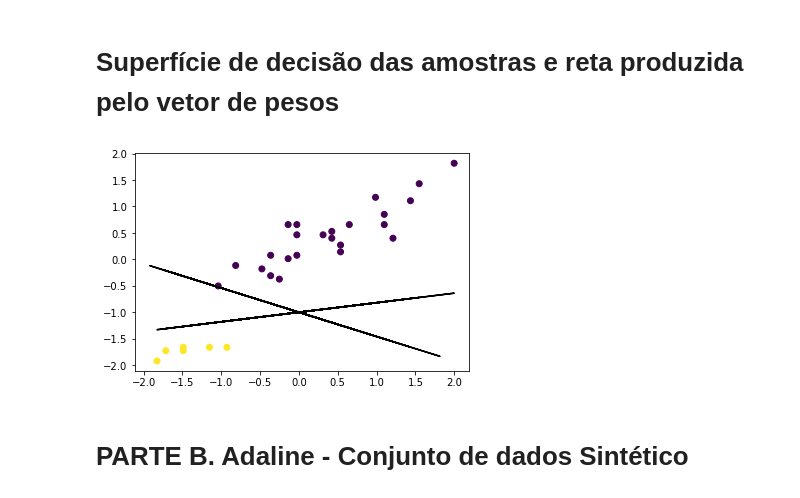
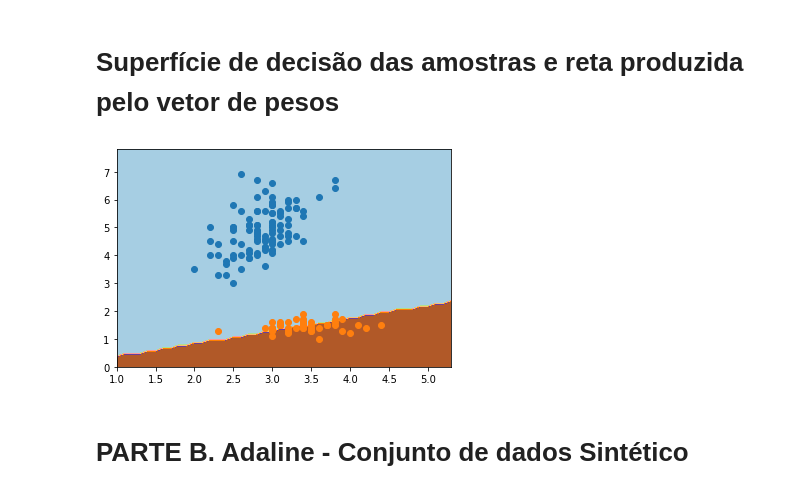
Before and after one commit to cacajr/RNA, a Jupyter notebook: exercises.ipynb, the cells around one changed output. Cells and saved outputs as stored; diff of their text form; code cells hidden in the pictures.

```diff
--- a/exercises.ipynb
+++ b/exercises.ipynb
@@ -84,27 +84,30 @@ array([[24,  0],
 # %% [markdown]
 # Superfície de decisão das amostras e reta produzida pelo vetor de pesos
-# %%
-from matplotlib import pyplot as plt
-from sklearn.preprocessing import StandardScaler
-
-X_test_scaler = StandardScaler().fit_transform(X_test)
-X_test_scaler = pd.DataFrame(X_test_scaler, columns = X_test.columns) # convertendo para DF
-
-plt.scatter(X_test_scaler['sepal-length'], X_test_scaler['petal-length'], c = y_test)
-
-W = cls_perceptron.get_weight()
-
-b = cls_perceptron.get_bies()
-w_0 = W[0]
-w = W[1:]
-
-x = X_test_scaler.values.squeeze()
-# x = np.arange(X_test.min().values.min(), X_test.max().values.max())
-
-plt.plot(x, b + x * w, color = 'black')
-plt.show()
-# %% [output]
-[figure, removed]
+# %%
+from matplotlib import pyplot as plt
+from sklearn.preprocessing import StandardScaler
+import numpy as np
+
+data = Xy[:][:].values
+
+min1, max1 = data[:, 1:3][:, 0].min()-1, data[:, 1:3][:, 0].max()+1
+min2, max2 = data[:, 1:3][:, 1].min()-1, data[:, 1:3][:, 1].max()+1
+x1grid = np.arange(min1, max1, 0.1)
+x2grid = np.arange(min2, max2, 0.1)
+xx, yy = np.meshgrid(x1grid, x2grid)
+r1, r2 = xx.flatten(), yy.flatten()
+r1, r2 = r1.reshape((len(r1), 1)), r2.reshape((len(r2), 1))
+grid = np.hstack((-1*np.ones((r1.shape[0], 1)), r1, r2))
+yhat = np.sum(cls_perceptron.get_weight() * grid, axis=1) >= 0
+zz = yhat.reshape(xx.shape)
+plt.contourf(xx, yy, zz, cmap='Paired')
+for class_value in range(2):
+  row_ix = np.where(data[:, -1] == class_value)
+  plt.scatter(data[:, 1:3][row_ix, 0], data[:, 1:3][row_ix, 1], cmap='Paired')
+
+plt.show()
+# %% [output]
+[figure, added]
 # %% [markdown]
 # PARTE B. Adaline - Conjunto de dados Sintético
 # %%
```
Also changed, not shown: parts of 2 cells of this notebook.
